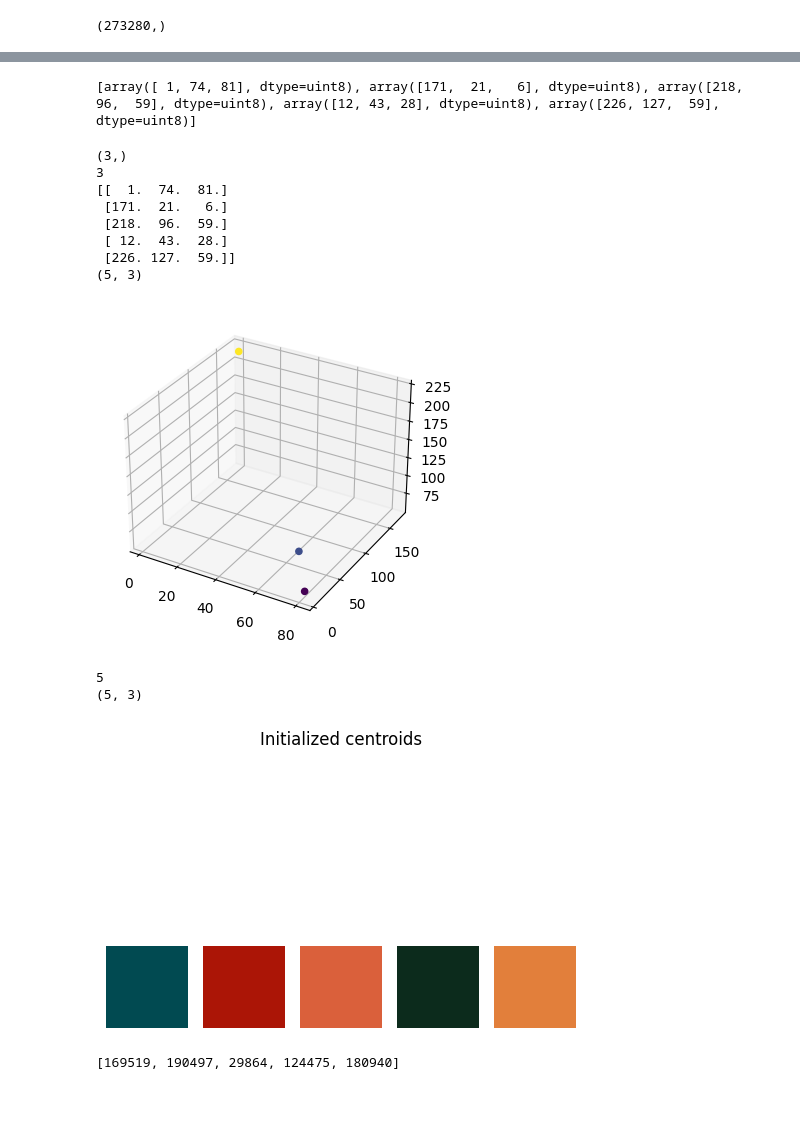
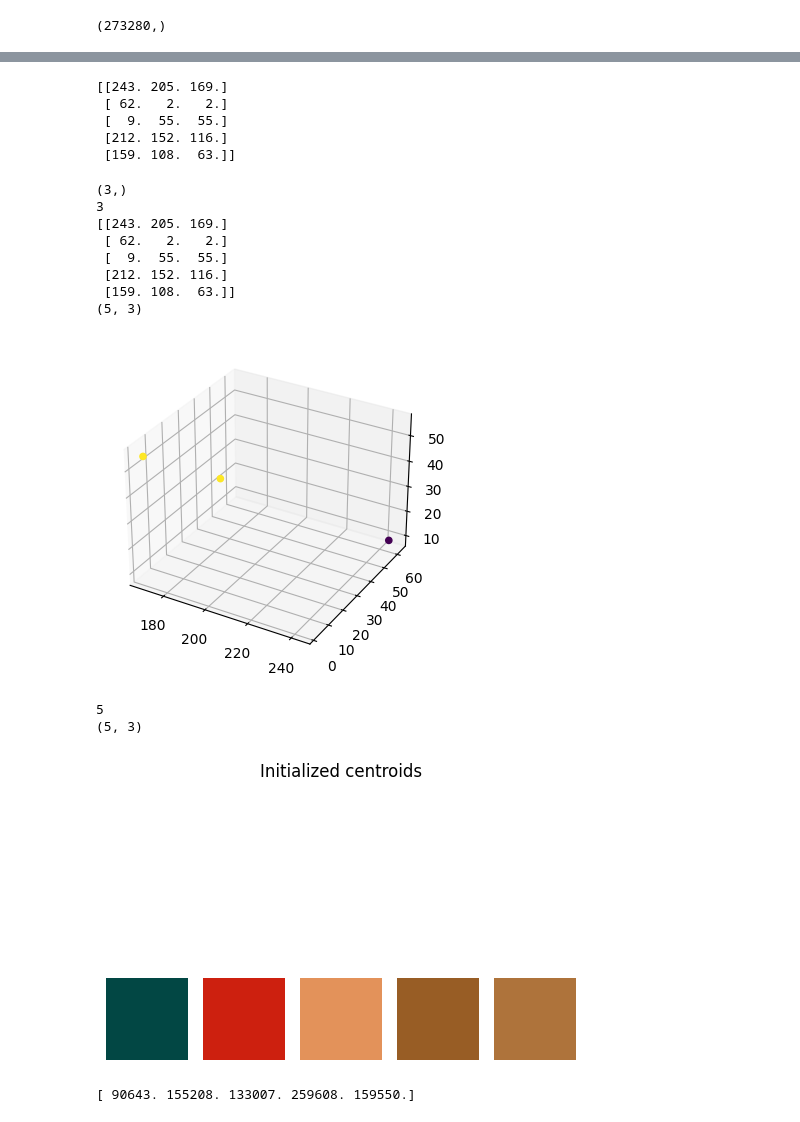
Before and after one commit to Ryoto-Kato/MachineLearning_DeepLearning-fundamentals, a Jupyter notebook: ML-Exercise/Clustering.ipynb, the cells around one changed output, grey strips where cells are left out. Cells and saved outputs as stored; diff of their text form; code cells hidden in the pictures.

```diff
--- a/ML-Exercise/Clustering.ipynb
+++ b/ML-Exercise/Clustering.ipynb
@@ -190,12 +190,14 @@ def reshape_input(X):
     if len(X.shape) > 2:
         ch = X.shape[2]
         reshaped_X = X.reshape([-1, ch])
+    else:
+        reshaped_X = X
     return reshaped_X
 # %%
 def init_centroid(X, k):
     """
     Args:
-        X:      np.array, shape=[N, D]
+        X:      np.array, shape=[H, W, D] (not reshaped)
                 The input image to be clustered into k colors
         k:      int
                 The number of the clusters
@@ -209,7 +211,7 @@ def init_centroid(X, k):
     """
     reshaped_X = reshape_input(X)
     # Obtain the number of the sample
-    N = reshaped_X.shape[0]
+    N, D = reshaped_X.shape
 
     centroids_id = []
     centroids = []
@@ -222,7 +224,7 @@ def init_centroid(X, k):
         if i == 0:
             # Randomly selects sample as an initial centroid
             center = np.random.choice(N)
-            print(V_2[center][:])
+            # print(V_2[center][:])
         else:
             center = np.sum(V_2, -1).argmax()
 
@@ -238,8 +240,19 @@ def init_centroid(X, k):
         V_2[:, i] = squared_sum[i]
         V_2[center][:] = np.zeros(k)
 
-        print(V_2[center][:])
-        print(center)
-    return centroids, centroids_id
+        # print(V_2[center][:])
+        # print(center)
+
+    array_centroids = np.zeros((k, D))
+    array_centroids_id = np.zeros(k)
+
+    for idx, value in enumerate(centroids):
+        array_centroids[idx][0] = centroids[idx][0]
+        array_centroids[idx][1] = centroids[idx][1]
+        array_centroids[idx][2] = centroids[idx][2]
+        array_centroids_id[idx] = centroids_id[idx]
+    # print(array_centroids)
+    # print(array_centroids_id)
+    return array_centroids, array_centroids_id
 # %%
 cents, cents_id = init_centroid(X, k)
@@ -258,7 +259,11 @@ cents, cents_id = init_centroid(X, k)
 # %%
 print(cents)
 # %% [output]
-[array([ 1, 74, 81], dtype=uint8), array([171,  21,   6], dtype=uint8), array([218,  96,  59], dtype=uint8), array([12, 43, 28], dtype=uint8), array([226, 127,  59], dtype=uint8)]
+[[243. 205. 169.]
+ [ 62.   2.   2.]
+ [  9.  55.  55.]
+ [212. 152. 116.]
+ [159. 108.  63.]]
 # %%
 print(cents[:][0].shape)
 k = 5
@@ -274,11 +279,11 @@ print(cents_array.shape)
 # %% [output]
 (3,)
 3
-[[  1.  74.  81.]
- [171.  21.   6.]
- [218.  96.  59.]
- [ 12.  43.  28.]
- [226. 127.  59.]]
+[[243. 205. 169.]
+ [ 62.   2.   2.]
+ [  9.  55.  55.]
+ [212. 152. 116.]
+ [159. 108.  63.]]
 (5, 3)
 # %%
 plt.rcParams["figure.figsize"] = [7.00, 3.50]
@@ -293,26 +298,27 @@ ax = fig.add_subplot(111, projection='3d')
 ax.scatter(x, y, z, c = z, alpha = 1)
 plt.show()
 # %% [output]
-[figure, old version]
+[figure, new version]
 # %%
 print(len(cents))
 cents = np.array(cents)
+_cents = cents/255
 print(cents.shape)
 colors = []
-for i in range(len(cents)):
-    colors.append(np.expand_dims(cents[i], axis = (0, 1)))
+for i in range(_cents.shape[0]):
+    colors.append(np.expand_dims(_cents[i], axis = (0, 1)))
 
 colors[0].shape
 fig, axes = plt.subplots(1, k, figsize = (5, 5))
 fig.suptitle("Initialized centroids")
 for id, ax in enumerate(axes):
     ax.imshow(colors[id])
     ax.set_axis_off()
 # %% [output]
 5
 (5, 3)
-[figure, old version]
+[figure, new version]
 # %%
 print(cents_id)
 # %% [output]
-[169519, 190497, 29864, 124475, 180940]
+[ 90643. 155208. 133007. 259608. 159550.]
```
Also changed, not shown: parts of 20 cells of this notebook.
